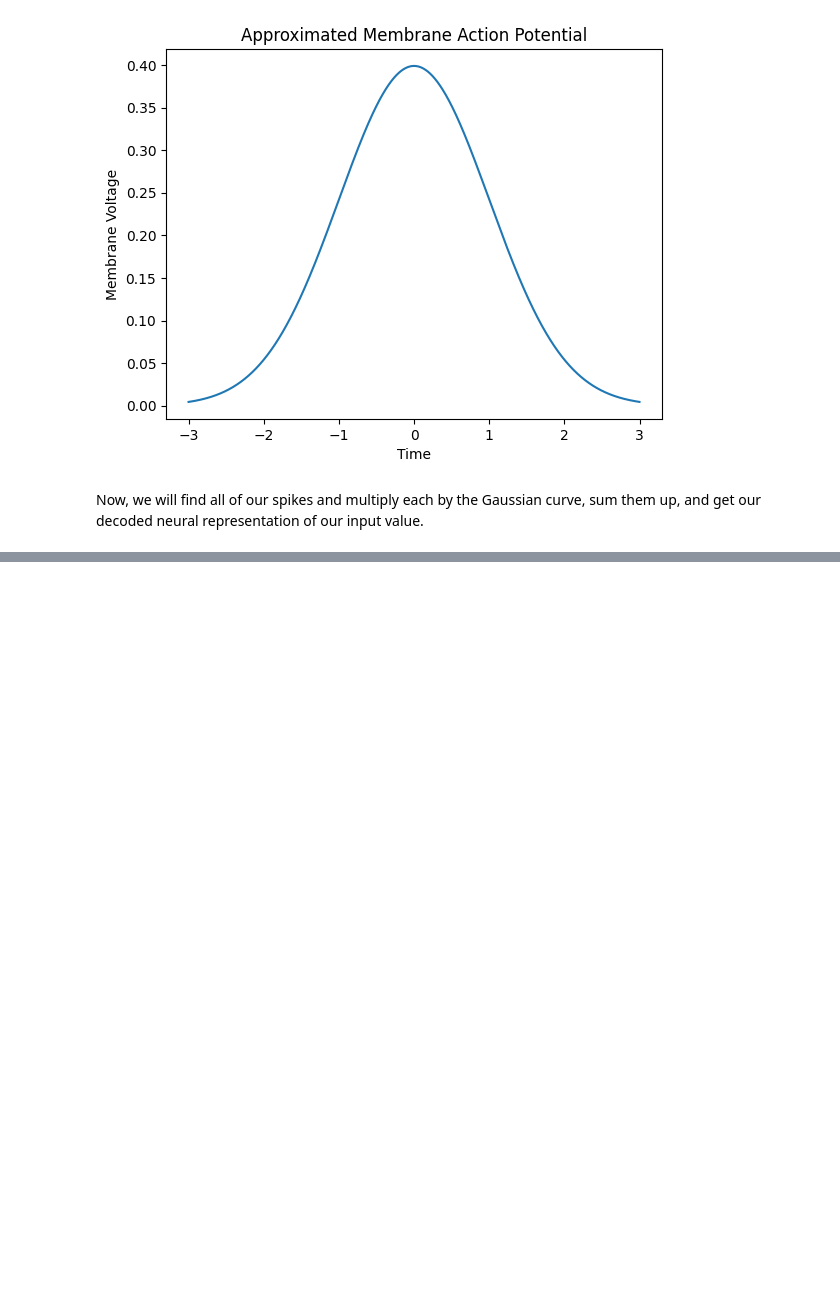
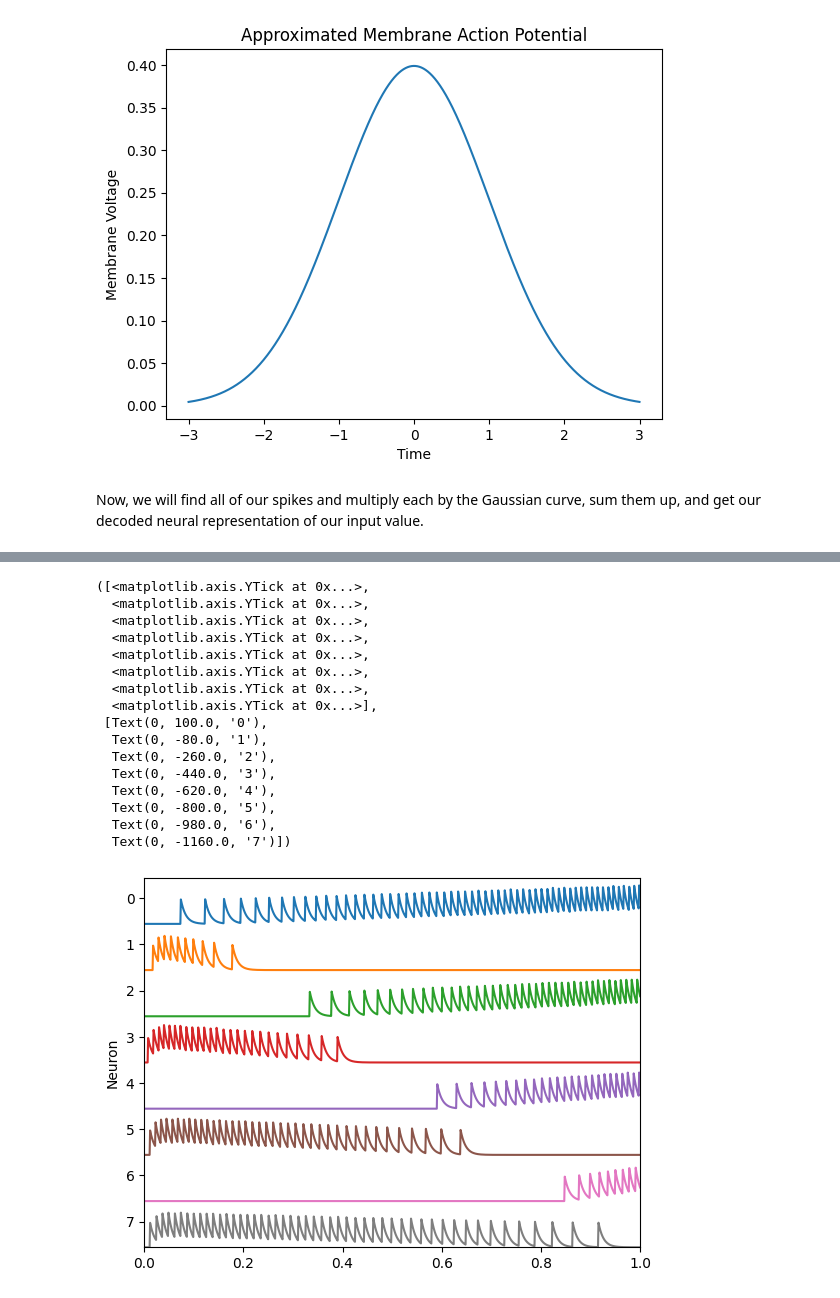
Before and after one commit to taylorharkley2/neuron_basics, a Jupyter notebook: neuron_representation.ipynb, the cells around one changed output, grey strips where cells are left out. Cells and saved outputs as stored; diff of their text form; code cells hidden in the pictures; blank space fills up the shorter version.

```diff
--- a/neuron_representation.ipynb
+++ b/neuron_representation.ipynb
@@ -265,0 +331,29 @@ Let's get our decoding values by probing our model. Because weights are trained
+# %%
+scale = 180
+plt.figure()
+for i in range(input_neuron8.n_neurons):
+    plt.plot(sim.trange(), sim.data[spikes8_filt][:, i] - i * scale)
+plt.xlim(0, 1)
+plt.ylim(scale * (-input_neuron8.n_neurons + 1), scale)
+plt.ylabel("Neuron")
+plt.yticks(
+    np.arange(scale / 1.8, (-input_neuron8.n_neurons + 1) * scale, -scale), np.arange(input_neuron8.n_neurons)
+)
+# %% [output]
+([<matplotlib.axis.YTick at 0x...>,
+  <matplotlib.axis.YTick at 0x...>,
+  <matplotlib.axis.YTick at 0x...>,
+  <matplotlib.axis.YTick at 0x...>,
+  <matplotlib.axis.YTick at 0x...>,
+  <matplotlib.axis.YTick at 0x...>,
+  <matplotlib.axis.YTick at 0x...>,
+  <matplotlib.axis.YTick at 0x...>],
+ [Text(0, 100.0, '0'),
+  Text(0, -80.0, '1'),
+  Text(0, -260.0, '2'),
+  Text(0, -440.0, '3'),
+  Text(0, -620.0, '4'),
+  Text(0, -800.0, '5'),
+  Text(0, -980.0, '6'),
+  Text(0, -1160.0, '7')])
+[figure, added]
```
Also changed, not shown: parts of 19 cells of this notebook.
